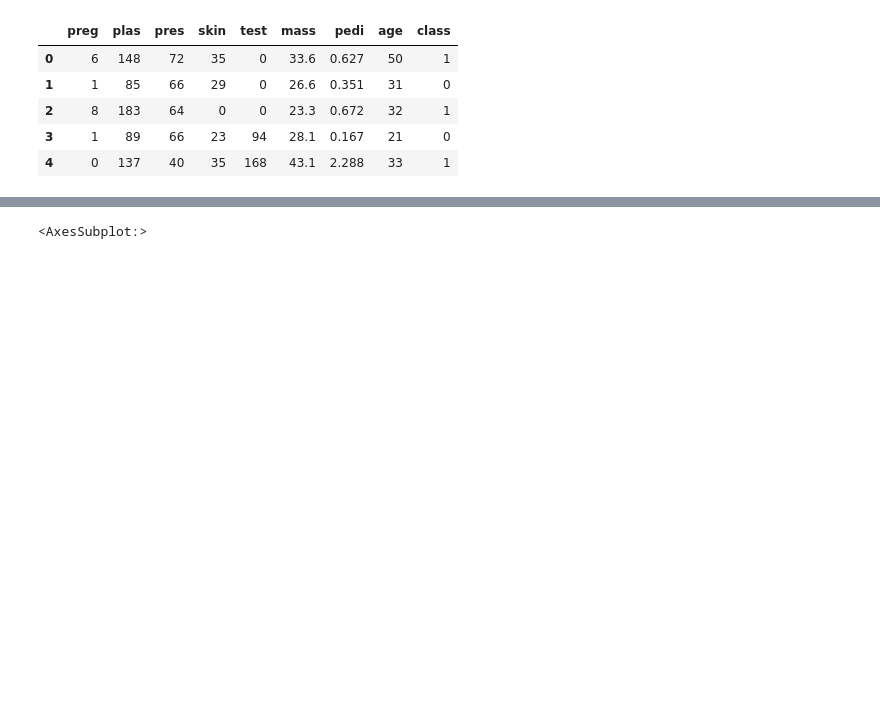
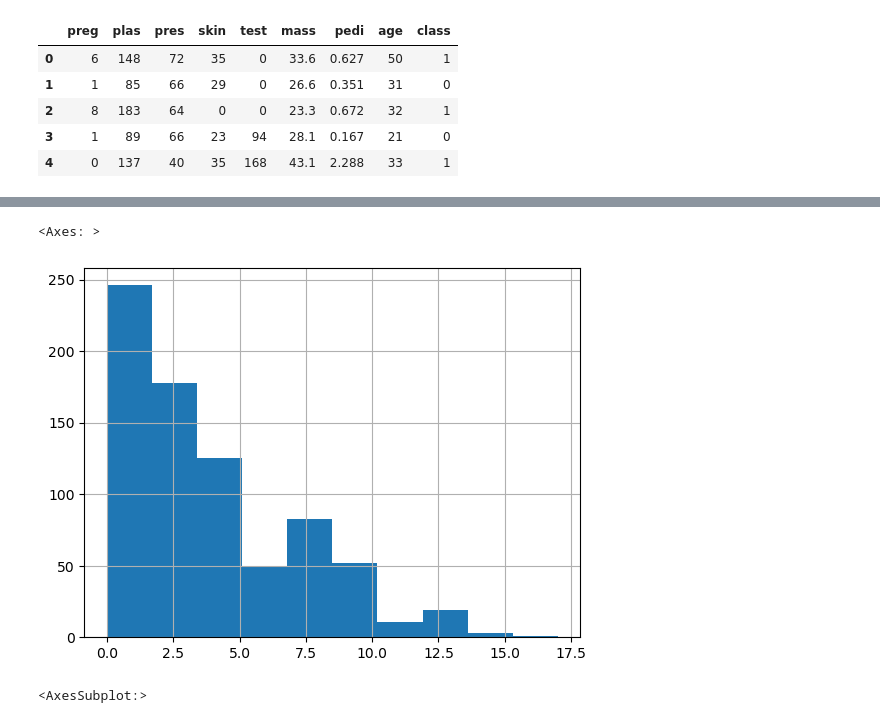
Before and after one commit to MasoudKaviani/filoger_fanap_402, a Jupyter notebook: Preprocessing/DiabetesPreprocessing.ipynb, the cells around one changed output, grey strips where cells are left out. Saved outputs shown, nothing was run; the diff lists cells and outputs as text; code cells hidden in the pictures; blank space fills up the shorter version.

```diff
--- a/Preprocessing/DiabetesPreprocessing.ipynb
+++ b/Preprocessing/DiabetesPreprocessing.ipynb
@@ -14,3 +57,8 @@ data.head()
+# %%
+data['preg'].hist()
+# %% [output]
+<Axes: >
+[figure, added]
 # %%
 data['test'].hist(bins=30, figsize=(15, 10))
 # %% [output]
```
Also changed, not shown: parts of 5 cells of this notebook, 23 other files.
